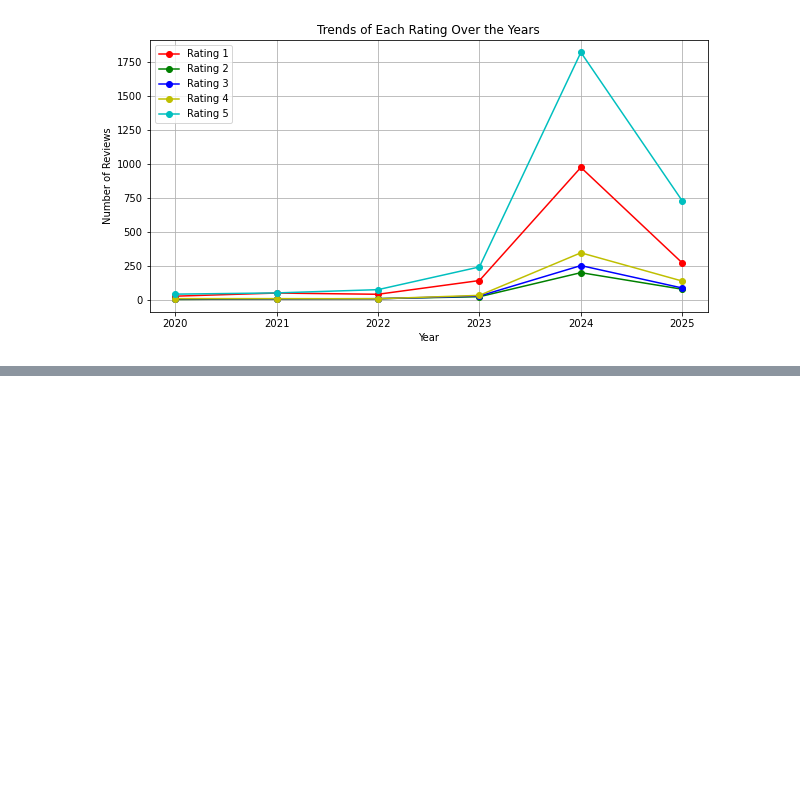
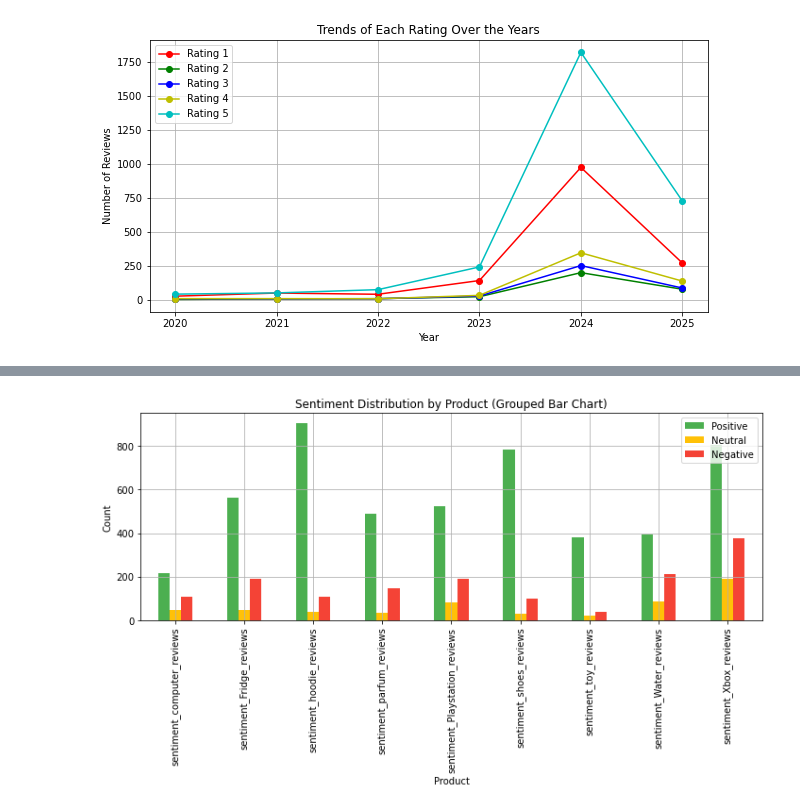
Before and after one commit to Masinde10/Group3-Phase5-Project, a Jupyter notebook: Sentiment Analysis.ipynb, the cells around one changed output, grey strips where cells are left out. Saved outputs shown, nothing was run; the diff lists cells and outputs as text; code cells hidden in the pictures; blank space fills up the shorter version.

```diff
--- a/Sentiment Analysis.ipynb
+++ b/Sentiment Analysis.ipynb
@@ -454,0 +598,17 @@ See the caveats in the documentation: https://pandas.pydata.org/pandas-docs/stab
+# %%
+# ========================
+# 1️⃣ Bar Plot (Grouped)
+# ========================
+summary_df.set_index('Product')[['Positive', 'Neutral', 'Negative']].plot(
+    kind='bar', figsize=(10, 6), color=['#4CAF50', '#FFC107', '#F44336']
+)
+plt.title('Sentiment Distribution by Product (Grouped Bar Chart)')
+plt.xlabel('Product')
+plt.ylabel('Count')
+plt.legend(loc='upper right')
+plt.grid(True)
+plt.tight_layout()
+
+plt.show()
+# %% [output]
+[figure, added]
```
Also changed, not shown: parts of 6 cells of this notebook.
